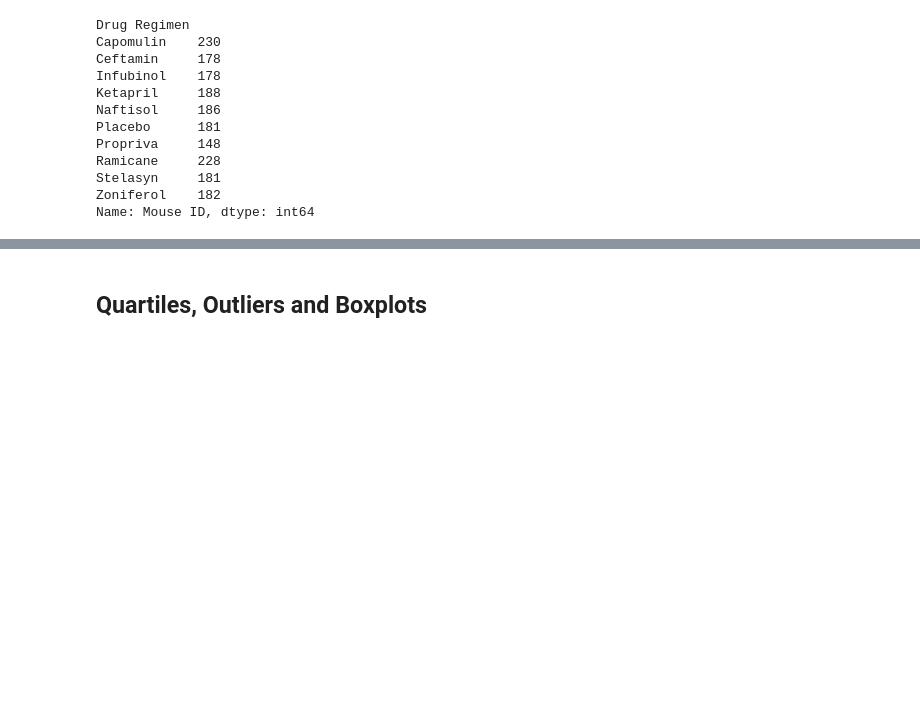
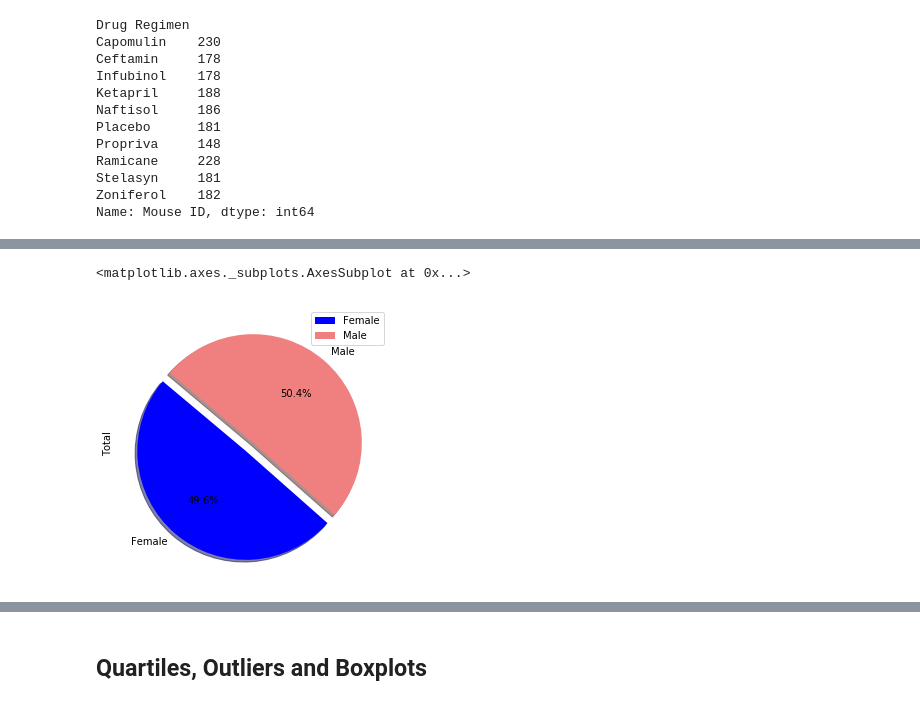
Before and after one commit to temidolan/Matplotlib_Challenge, a Jupyter notebook: Pymaceuticals/pymaceuticals_tumor_homework.ipynb, the cells around one changed output, grey strips where cells are left out. Cells and saved outputs as stored; diff of their text form; code cells hidden in the pictures; blank space fills up the shorter version.

```diff
--- a/Pymaceuticals/pymaceuticals_tumor_homework.ipynb
+++ b/Pymaceuticals/pymaceuticals_tumor_homework.ipynb
@@ -193,0 +190,15 @@ plt.ylim(0, max(mice_treatment_bar)+ 0.3)
+# %%
+# Generate a pie plot showing the distribution of female versus male mice using pandas
+female_male= clean_data_df.groupby(["Mouse ID","Sex"])
+female_male_df=pd.DataFrame(female_male.size())
+sex_gender=pd.DataFrame(female_male_df.groupby(["Sex"]).count())
+sex_gender.columns=["Total"]
+
+sex_gender["percentage"]=(sex_gender["Total"]/sex_gender["Total"].sum())*100
+sex_gender.head()
+colors=["blue","lightcoral"]
+explode=[0.1,0]
+sex_gender.plot.pie(y="Total",figsize=(5,5), colors=colors, startangle=140,explode=explode, shadow= True,autopct= "%.1f%%")
+# %% [output]
+<matplotlib.axes._subplots.AxesSubplot at 0x...>
+[figure, added]
```
Also changed, not shown: parts of 5 cells of this notebook.
